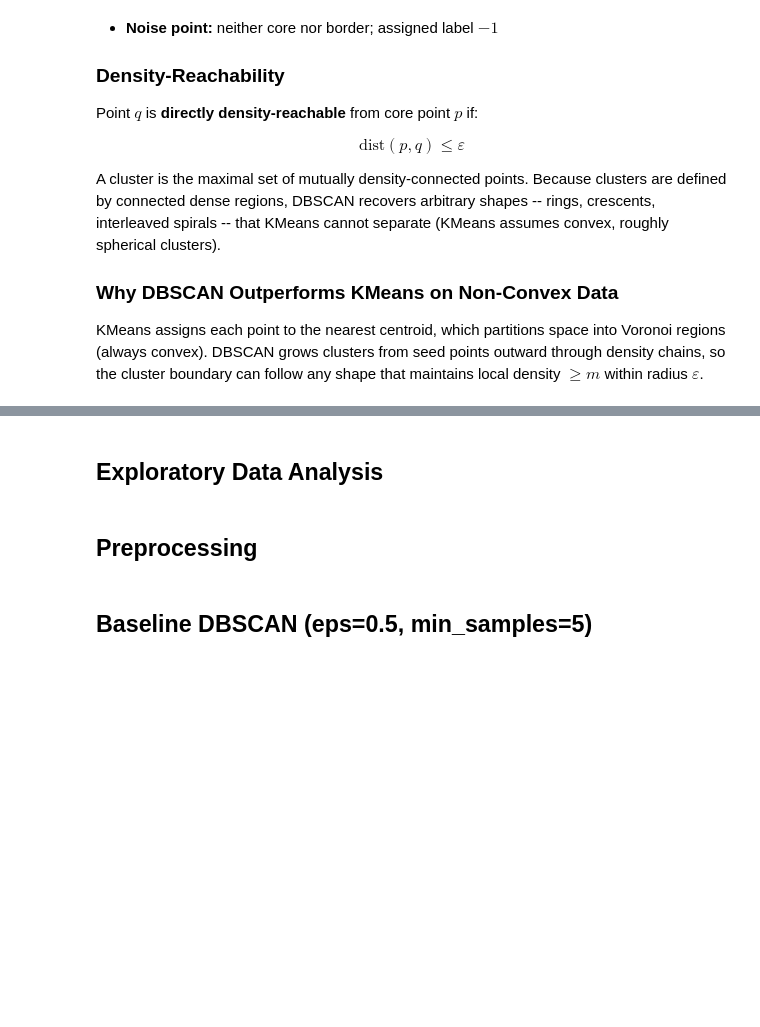
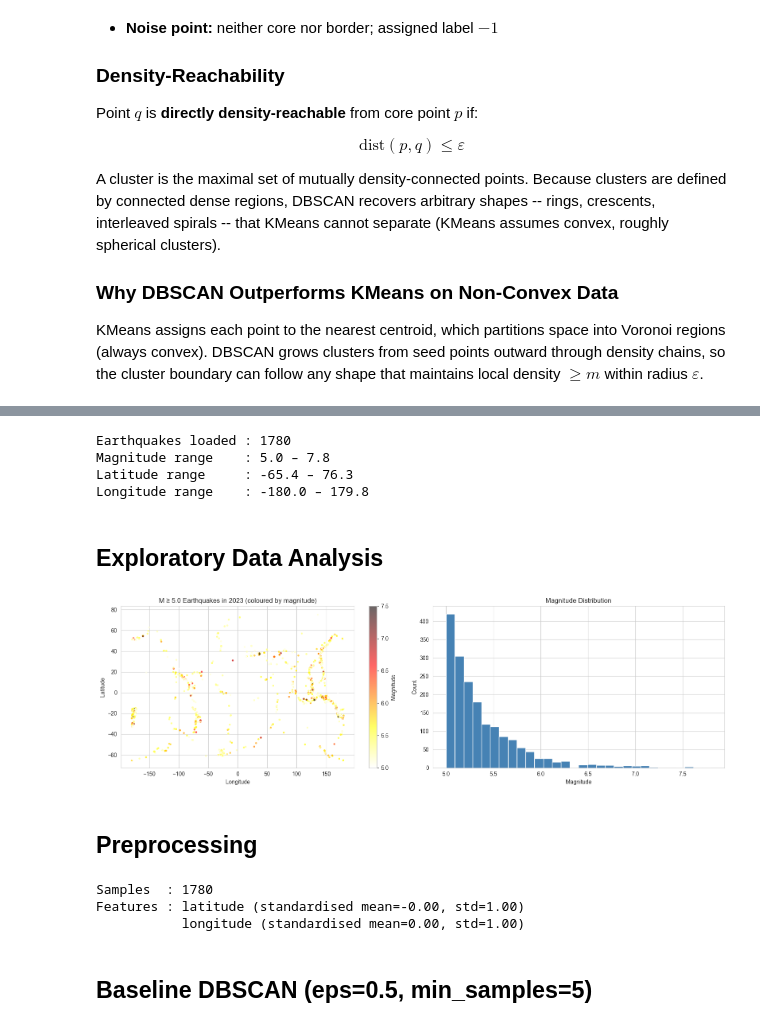
Before and after one commit to ashwinrao1/CMOR438-Spring-2026, a Jupyter notebook: notebooks/unsupervised_learning/DBScan/dbscan_example.ipynb, the cells around one changed output, grey strips where cells are left out. Drawn from its saved outputs; the diff is of its cells as text; code cells hidden in the pictures; blank space fills up the shorter version.

```diff
--- a/notebooks/unsupervised_learning/DBScan/dbscan_example.ipynb
+++ b/notebooks/unsupervised_learning/DBScan/dbscan_example.ipynb
@@ -62,54 +65,71 @@ import matplotlib.pyplot as plt
 import seaborn as sns
 sns.set_style("whitegrid")
 
-from ucimlrepo import fetch_ucirepo
 from sklearn.metrics import adjusted_rand_score
 from mlpackage import DBSCAN, KMeans, StandardScaler
 
-seeds      = fetch_ucirepo(id=236)
-X_raw      = seeds.data.features.values.astype(float)
-y_true     = seeds.data.targets.values.ravel().astype(int)   # 1=Kama, 2=Rosa, 3=Canadian
-feat_names = list(seeds.data.features.columns)
+# USGS public API — all M >= 5.0 earthquakes in 2023
+_URL = (
+    "https://earthquake.usgs.gov/fdsnws/event/1/query"
+    "?format=csv"
+    "&starttime=2023-01-01"
+    "&endtime=2024-01-01"
+    "&minmagnitude=5.0"
+    "&orderby=time"
+    "&limit=5000"
+)
+df = pd.read_csv(_URL)
 
-# Use Area and Perimeter (first two features) for 2D visualisation
-X_2d       = X_raw[:, :2]
+X_raw  = df[["latitude", "longitude"]].values.astype(float)
+mag    = df["mag"].values.astype(float)
 
-print(f"Samples  : {X_raw.shape[0]}  |  Total features: {X_raw.shape[1]}")
-print(f"Features : {feat_names[:2]}")
-print(f"Kama={np.sum(y_true==1)}, Rosa={np.sum(y_true==2)}, Canadian={np.sum(y_true==3)}")
+print(f"Earthquakes loaded : {len(df)}")
+print(f"Magnitude range    : {mag.min():.1f} – {mag.max():.1f}")
+print(f"Latitude range     : {X_raw[:, 0].min():.1f} – {X_raw[:, 0].max():.1f}")
+print(f"Longitude range    : {X_raw[:, 1].min():.1f} – {X_raw[:, 1].max():.1f}")
+# %% [output]
+Earthquakes loaded : 1780
+Magnitude range    : 5.0 – 7.8
+Latitude range     : -65.4 – 76.3
+Longitude range    : -180.0 – 179.8
 # %% [markdown]
 ## Exploratory Data Analysis
 # %%
-variety_names = {1: "Kama", 2: "Rosa", 3: "Canadian"}
-colors        = {1: "steelblue", 2: "coral", 3: "seagreen"}
+fig, axes = plt.subplots(1, 2, figsize=(16, 5))
 
-fig, axes = plt.subplots(1, 2, figsize=(13, 4))
+# Global scatter coloured by magnitude
+sc = axes[0].scatter(
+    X_raw[:, 1], X_raw[:, 0],
+    c=mag, cmap="hot_r", s=6, alpha=0.6, vmin=5.0, vmax=7.5
+)
+plt.colorbar(sc, ax=axes[0], label="Magnitude")
+axes[0].set_title("M ≥ 5.0 Earthquakes in 2023 (coloured by magnitude)")
+axes[0].set_xlabel("Longitude")
+axes[0].set_ylabel("Latitude")
 
-counts = [np.sum(y_true == k) for k in [1, 2, 3]]
-axes[0].bar([variety_names[k] for k in [1, 2, 3]], counts,
-            color=[colors[k] for k in [1, 2, 3]])
-axes[0].set_title("Seed Variety Counts")
-axes[0].set_xlabel("Variety")
-axes[0].set_ylabel("Count")
-
-for k in [1, 2, 3]:
-    m = y_true == k
-    axes[1].scatter(X_2d[m, 0], X_2d[m, 1], color=colors[k],
-                    label=variety_names[k], alpha=0.7, s=30)
-axes[1].set_title("Area vs Perimeter by True Variety")
-axes[1].set_xlabel(feat_names[0])
-axes[1].set_ylabel(feat_names[1])
-axes[1].legend()
+# Magnitude histogram
+axes[1].hist(mag, bins=30, color="steelblue", edgecolor="white")
+axes[1].set_title("Magnitude Distribution")
+axes[1].set_xlabel("Magnitude")
+axes[1].set_ylabel("Count")
 
 plt.tight_layout()
 plt.show()
+# %% [output]
+[figure, added]
 # %% [markdown]
 ## Preprocessing
 # %%
 scaler   = StandardScaler()
-X_scaled = scaler.fit_transform(X_2d)
+X_scaled = scaler.fit_transform(X_raw)
 
-print(f"Samples: {X_scaled.shape[0]}  |  Features (standardised): {feat_names[0]}, {feat_names[1]}")
+print(f"Samples  : {X_scaled.shape[0]}")
+print(f"Features : latitude (standardised mean={X_scaled[:,0].mean():.2f}, std={X_scaled[:,0].std():.2f})")
+print(f"           longitude (standardised mean={X_scaled[:,1].mean():.2f}, std={X_scaled[:,1].std():.2f})")
+# %% [output]
+Samples  : 1780
+Features : latitude (standardised mean=-0.00, std=1.00)
+           longitude (standardised mean=0.00, std=1.00)
 # %% [markdown]
 ## Baseline DBSCAN (eps=0.5, min_samples=5)
 # %%
```
Also changed, not shown: parts of 7 cells of this notebook.
